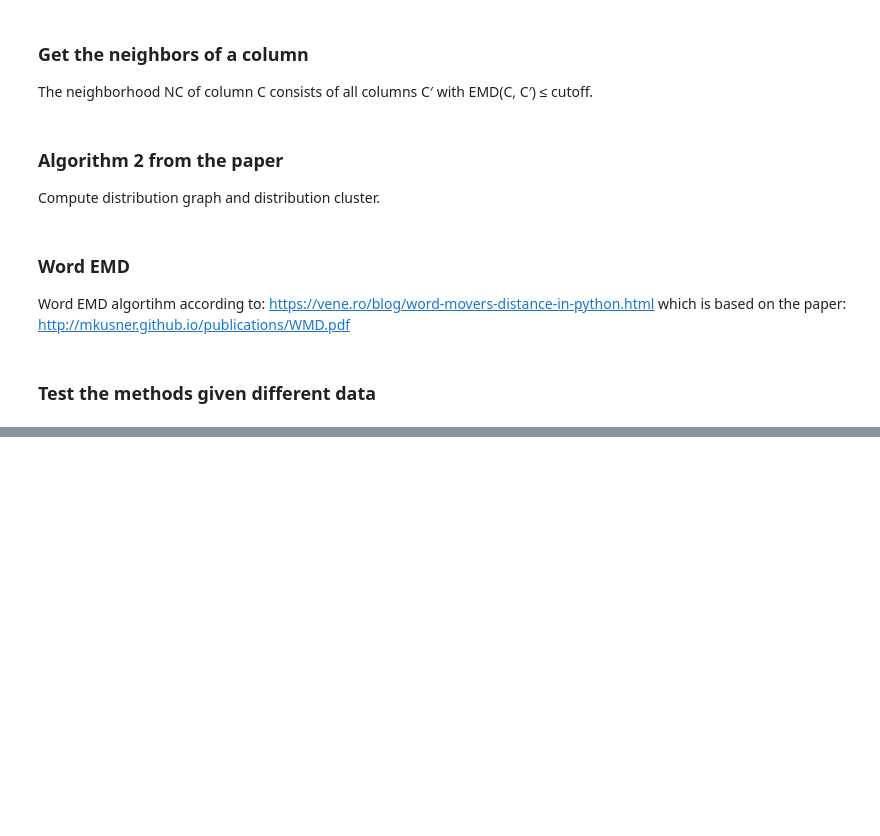
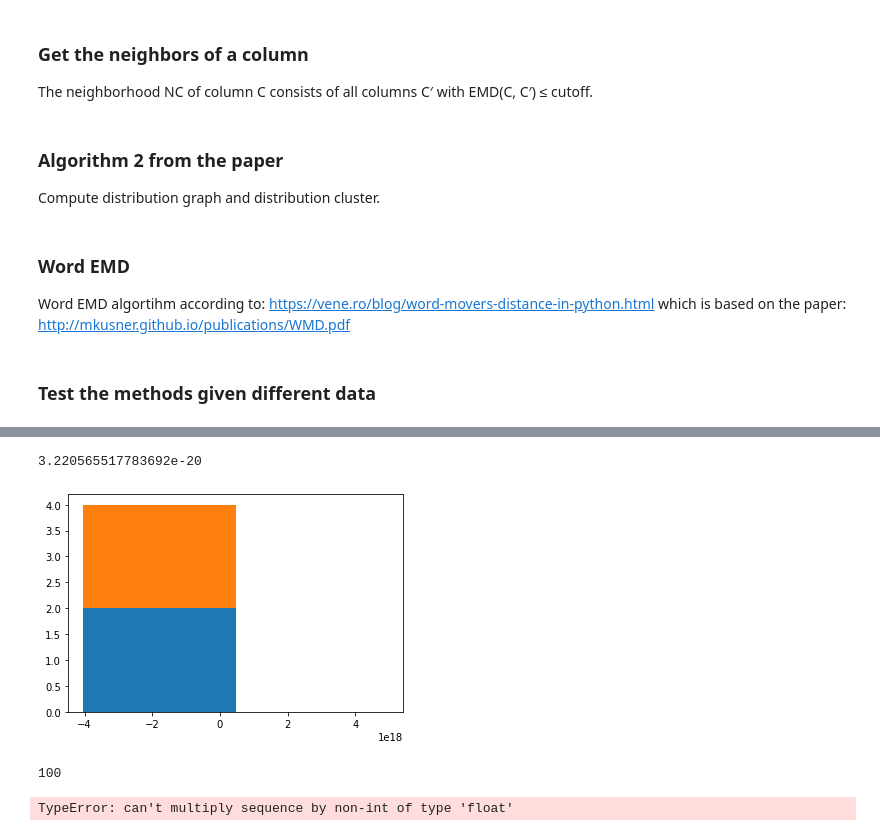
Before and after one commit to delftdata/valentine, a Jupyter notebook: Clustering.ipynb, the cells around one changed output, grey strips where cells are left out. Cells and saved outputs as stored; diff of their text form; code cells hidden in the pictures; blank space fills up the shorter version.

```diff
--- a/Clustering.ipynb
+++ b/Clustering.ipynb
@@ -233,0 +259,16 @@ ValueError: Histogram lengths cannot be greater than the number of rows or colum
+# %%
+d11 = nltk.word_tokenize(d1.lower())
+d12 = nltk.word_tokenize(d2.lower())
+
+print(d11)
+print(d12)
+
+uni = set(d11).union(set(d12))
+sort = sorted(list(uni))
+print(sort)
+del sort[3]
+del sort[8]
+del sort[8]
+
+wmap = {key: i for (i, key) in enumerate(sort)}
+print(wmap)
@@ -233,0 +490,9 @@ ValueError: Histogram lengths cannot be greater than the number of rows or colum
+# %%
+# hist1 = quantilehistogram(data1['Title'][:100])
+# hist2 = quantilehistogram(data2['Title'][:100])
+
+hist1 = quantilehistogram(d11)
+hist2 = quantilehistogram(d12)
+
+# hist2 = quantilehistogram(dataX['Score'][:100])
+# q_emd(hist1, hist2)
@@ -233,0 +505,35 @@ ValueError: Histogram lengths cannot be greater than the number of rows or colum
+# %%
+i = 0
+fkhist = hist1[1][0]
+pkhist = hist2[1][0]
+
+fkbins = hist1[i][1]
+pkbins = hist2[i][1]
+#         print(np.transpose(np.array(fkhist)))
+# emdscore = emd(np.array(fkhist), np.array(pkhist),
+#                         np.ascontiguousarray(np.array([fkbins[0:-1], pkbins[0:-1]]).T))
+
+wasserstein_distance(np.array(fkhist), np.array(pkhist))
+# %% [output]
+3.220565517783692e-20
+# %%
+# np.ascontiguousarray(np.array([hist1[0][1][0:-1], hist2[0][1][0:-1]]).T)
+# hist1[0][1][0:-1]
+plt.figure()
+plt.hist([hist1[1][0], hist2[1][0]], bins=hist1[1][1], stacked=True)
+# plt.hist(hist1[0][0], bins=hist1[0][1], stacked=True)
+plt.show()
+# %% [output]
+[figure, added]
+# %%
+mini = data1['Summary'][0:100]
+print(len(mini))
+# %% [output]
+100
+# %%
+from scipy import stats
+
+rates = [i/len(mini) for i in range(0, len(mini), 4)]
+bin_edges = stats.mstats.mquantiles(mini, rates)
+# %% [output]
+TypeError: can't multiply sequence by non-int of type 'float'
```
Also changed, not shown: parts of 19 cells of this notebook.
